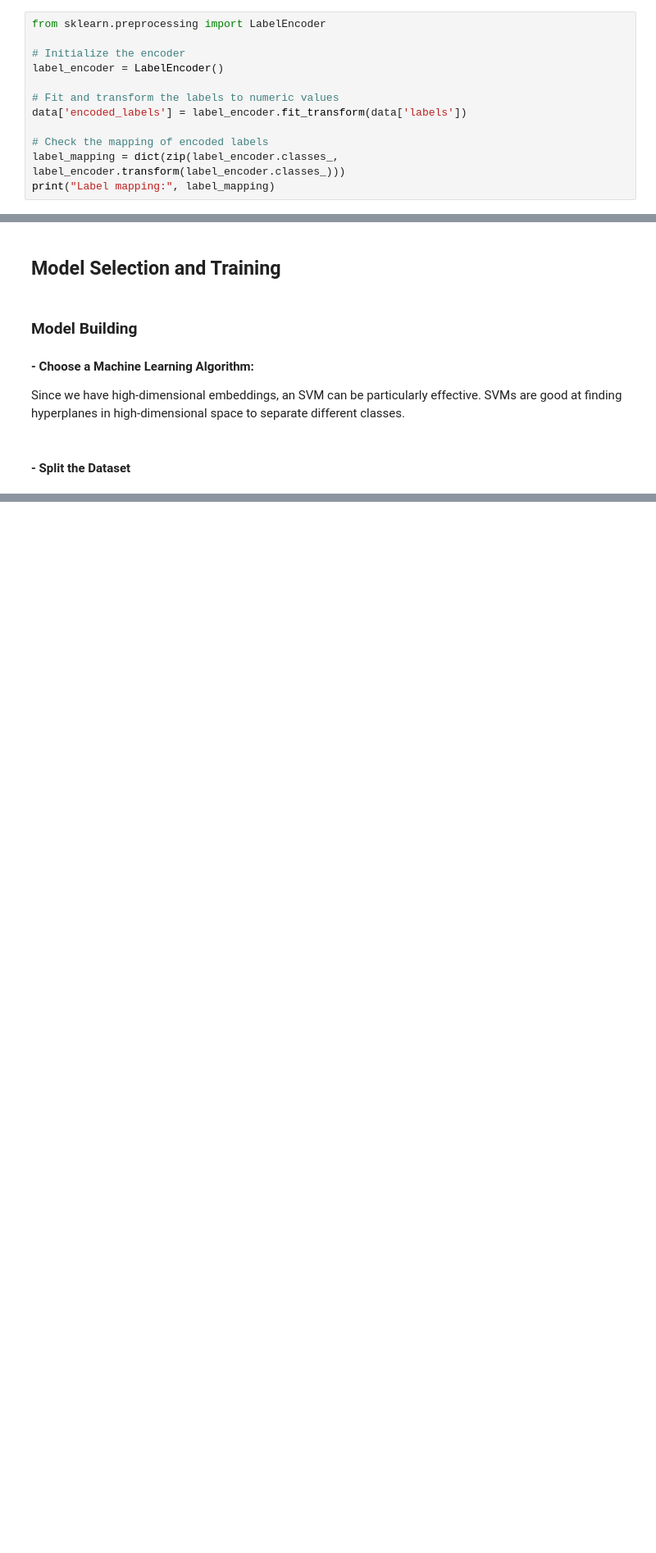
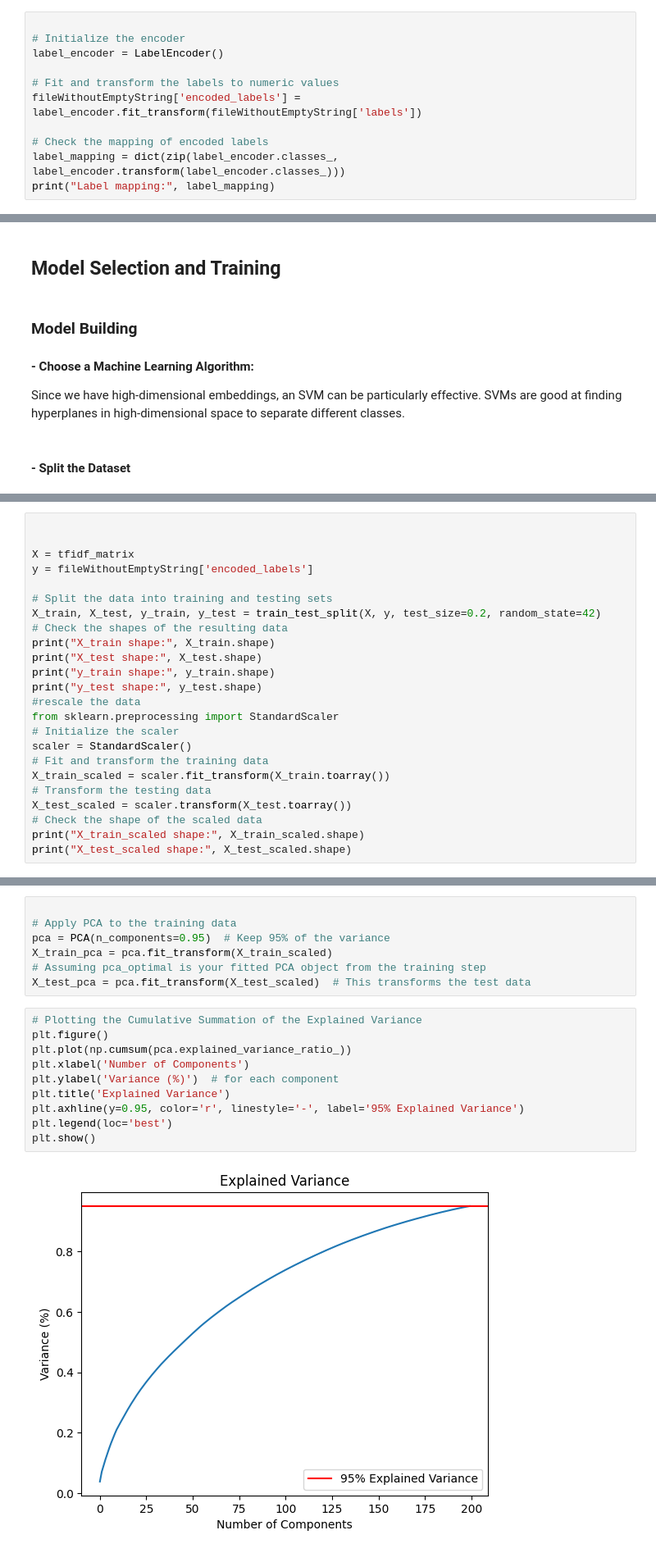
Before and after one commit to Almusawi110/PROG8245, a Jupyter notebook: Final_project.ipynb, the cells around one changed output, grey strips where cells are left out. Shown at 82% size. Saved outputs shown, nothing was run; the diff lists cells and outputs as text; blank space fills up the shorter version.

```diff
--- a/Final_project.ipynb
+++ b/Final_project.ipynb
@@ -61,13 +115,12 @@ Name: count, dtype: int64
 Encode the Labels
 Machine learning models require numerical inputs, so we'll need to convert these categorical labels into a numerical format. One common approach is to use label encoding.
 # %%
-from sklearn.preprocessing import LabelEncoder
 
 # Initialize the encoder
 label_encoder = LabelEncoder()
 
 # Fit and transform the labels to numeric values
-data['encoded_labels'] = label_encoder.fit_transform(data['labels'])
+fileWithoutEmptyString['encoded_labels'] = label_encoder.fit_transform(fileWithoutEmptyString['labels'])
 
 # Check the mapping of encoded labels
 label_mapping = dict(zip(label_encoder.classes_, label_encoder.transform(label_encoder.classes_)))
@@ -437,0 +516,24 @@ Since we have high-dimensional embeddings, an SVM can be particularly effective.
+# %%
+
+
+X = tfidf_matrix
+y = fileWithoutEmptyString['encoded_labels']
+
+# Split the data into training and testing sets
+X_train, X_test, y_train, y_test = train_test_split(X, y, test_size=0.2, random_state=42)
+# Check the shapes of the resulting data
+print("X_train shape:", X_train.shape)
+print("X_test shape:", X_test.shape)
+print("y_train shape:", y_train.shape)
+print("y_test shape:", y_test.shape)
+#rescale the data
+from sklearn.preprocessing import StandardScaler
+# Initialize the scaler
+scaler = StandardScaler()
+# Fit and transform the training data
+X_train_scaled = scaler.fit_transform(X_train.toarray())
+# Transform the testing data
+X_test_scaled = scaler.transform(X_test.toarray())
+# Check the shape of the scaled data
+print("X_train_scaled shape:", X_train_scaled.shape)
+print("X_test_scaled shape:", X_test_scaled.shape)
@@ -437,0 +547,19 @@ Since we have high-dimensional embeddings, an SVM can be particularly effective.
+# %%
+
+# Apply PCA to the training data
+pca = PCA(n_components=0.95)  # Keep 95% of the variance
+X_train_pca = pca.fit_transform(X_train_scaled)
+# Assuming pca_optimal is your fitted PCA object from the training step
+X_test_pca = pca.fit_transform(X_test_scaled)  # This transforms the test data
+# %%
+# Plotting the Cumulative Summation of the Explained Variance
+plt.figure()
+plt.plot(np.cumsum(pca.explained_variance_ratio_))
+plt.xlabel('Number of Components')
+plt.ylabel('Variance (%)')  # for each component
+plt.title('Explained Variance')
+plt.axhline(y=0.95, color='r', linestyle='-', label='95% Explained Variance')
+plt.legend(loc='best')
+plt.show()
+# %% [output]
+[figure, added]
```
Also changed, not shown: parts of 29 cells of this notebook, 11 other files.
